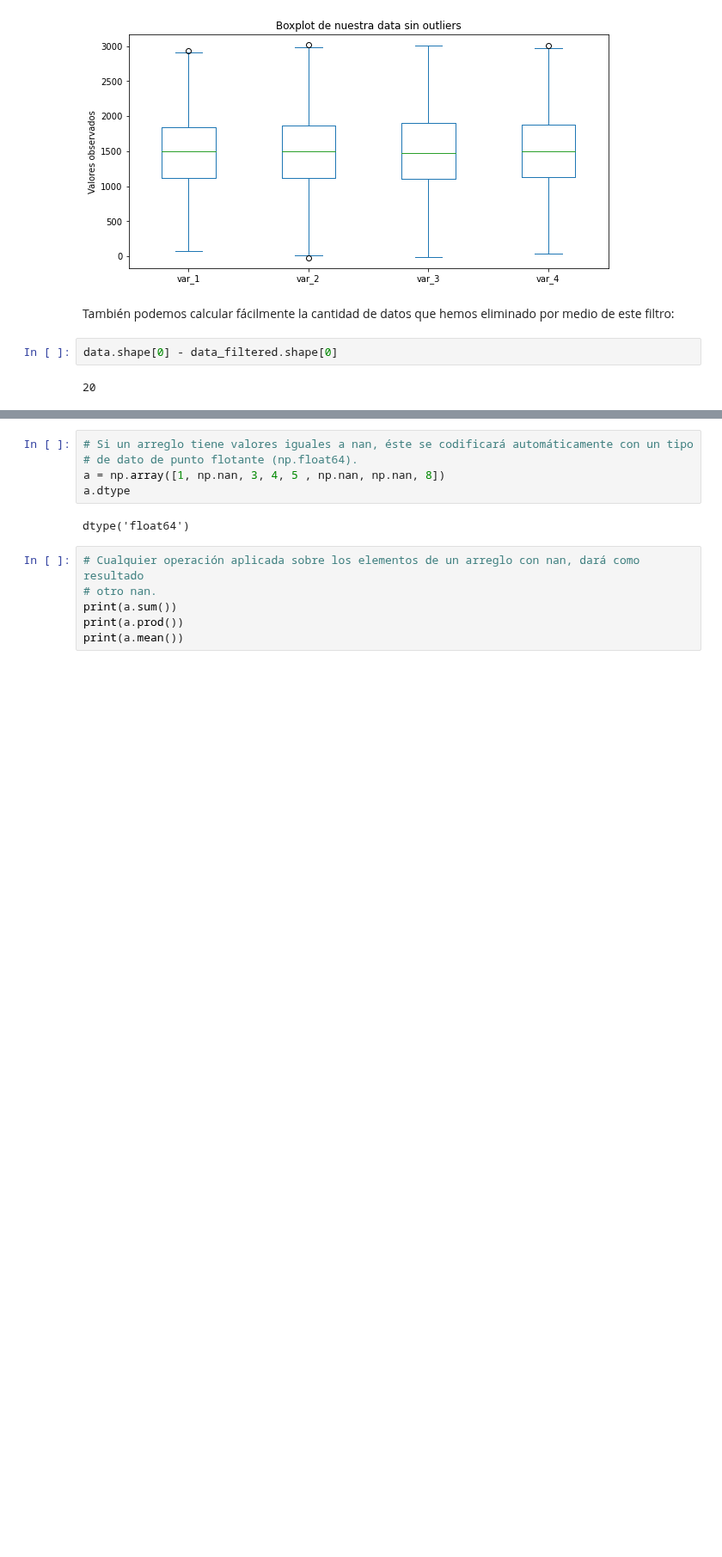
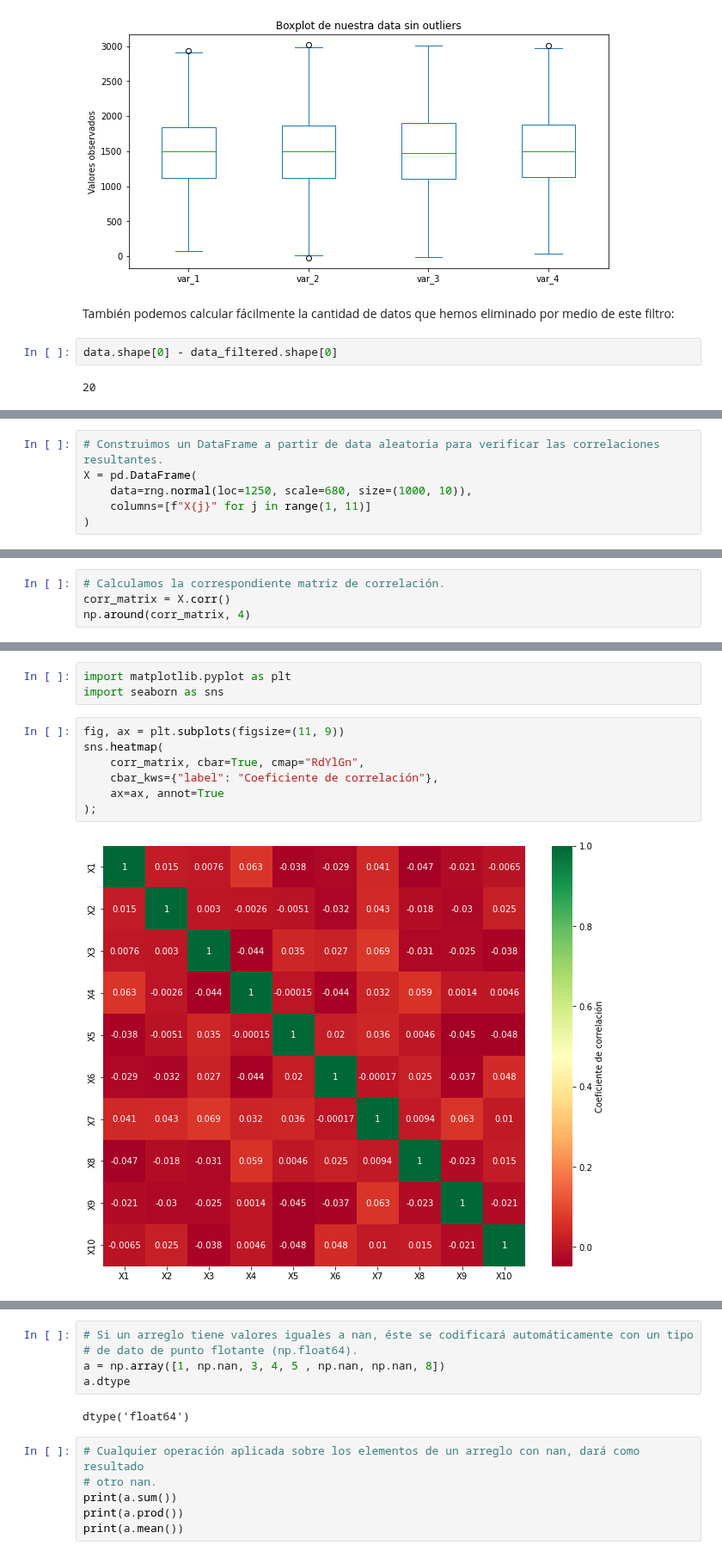
Before and after one commit to rquezadac/udd_data_analytics_lectures, a Jupyter notebook: seccion_02_pandas/clase_2_2.ipynb, the cells around one changed output, grey strips where cells are left out. Shown at 86% size. Saved outputs shown, nothing was run; the diff lists cells and outputs as text; blank space fills up the shorter version.

```diff
--- a/seccion_02_pandas/clase_2_2.ipynb
+++ b/seccion_02_pandas/clase_2_2.ipynb
@@ -933,0 +950,6 @@ data.shape[0] - data_filtered.shape[0]
+# %%
+# Construimos un DataFrame a partir de data aleatoria para verificar las correlaciones resultantes.
+X = pd.DataFrame(
+    data=rng.normal(loc=1250, scale=680, size=(1000, 10)),
+    columns=[f"X{j}" for j in range(1, 11)]
+)
@@ -933,0 +966,4 @@ data.shape[0] - data_filtered.shape[0]
+# %%
+# Calculamos la correspondiente matriz de correlación.
+corr_matrix = X.corr()
+np.around(corr_matrix, 4)
@@ -934 +986,13 @@ data.shape[0] - data_filtered.shape[0]
+# %%
+import matplotlib.pyplot as plt
+import seaborn as sns
+# %%
+fig, ax = plt.subplots(figsize=(11, 9))
+sns.heatmap(
+    corr_matrix, cbar=True, cmap="RdYlGn",
+    cbar_kws={"label": "Coeficiente de correlación"},
+    ax=ax, annot=True
+);
+# %% [output]
+[figure, added]
 # %% [markdown]
```
Also changed, not shown: parts of 24 cells of this notebook, 1 other file.
